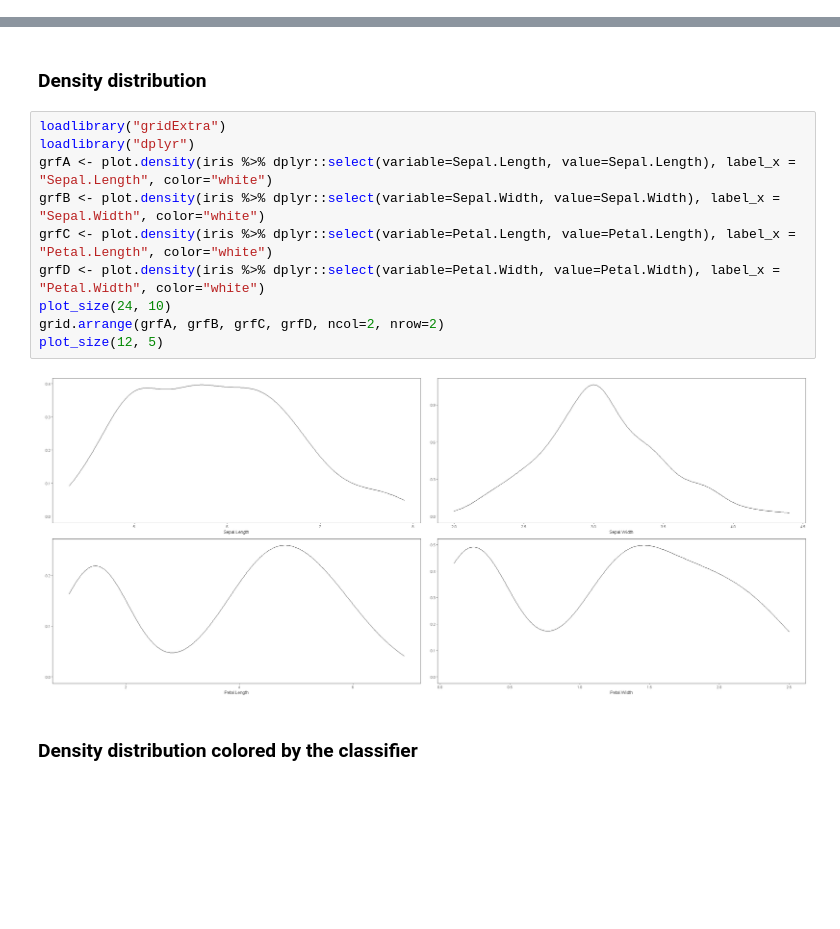
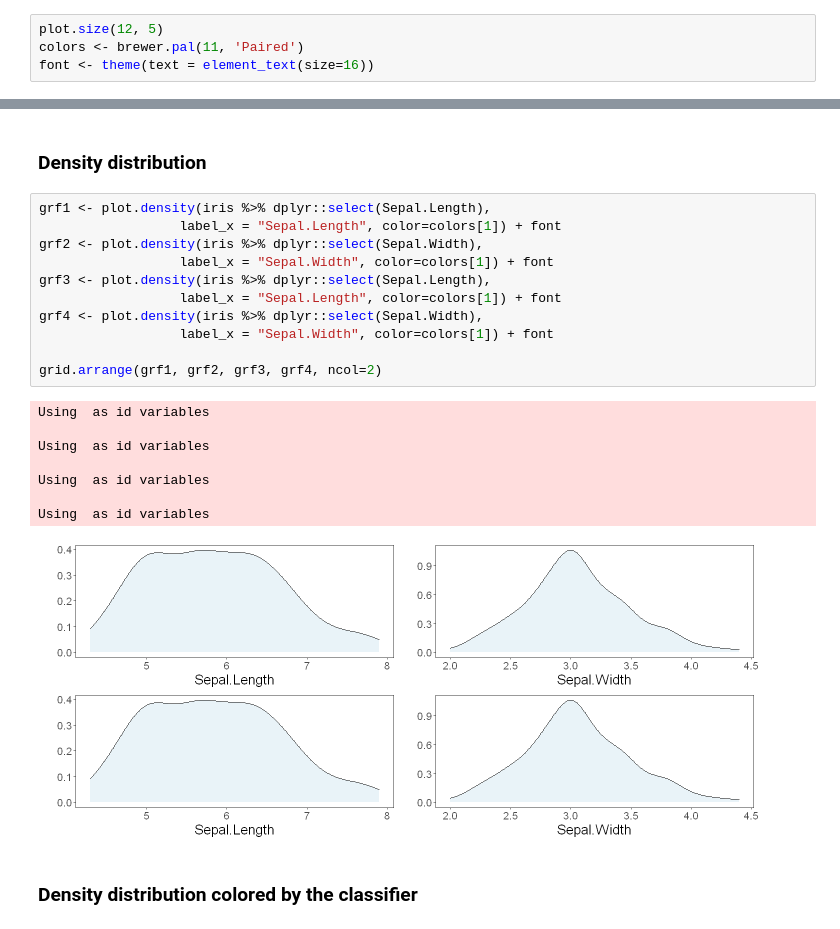
Before and after one commit to eogasawara/mylibrary, a Jupyter notebook: ExploratoryAnalysis.ipynb, the cells around one changed output, grey strips where cells are left out. Cells and saved outputs as stored; diff of their text form; blank space fills up the shorter version.

```diff
--- a/ExploratoryAnalysis.ipynb
+++ b/ExploratoryAnalysis.ipynb
@@ -6,6 +6,10 @@ A brief exploratory analysis example.
 The exploratory analysis is done using iris dataset.
 # %%
 source("https://raw.githubusercontent.com/eogasawara/mylibrary/master/myGraphic.R")
+# %%
+plot.size(12, 5)
+colors <- brewer.pal(11, 'Paired')
+font <- theme(text = element_text(size=16))
 # %% [markdown]
 ## Part 1
 # %%
@@ -89,17 +112,25 @@ plot(grfA)
 # %% [markdown]
 ### Density distribution
 # %%
-loadlibrary("gridExtra")
-loadlibrary("dplyr")
-grfA <- plot.density(iris %>% dplyr::select(variable=Sepal.Length, value=Sepal.Length), label_x = "Sepal.Length", color="white")
-grfB <- plot.density(iris %>% dplyr::select(variable=Sepal.Width, value=Sepal.Width), label_x = "Sepal.Width", color="white")
-grfC <- plot.density(iris %>% dplyr::select(variable=Petal.Length, value=Petal.Length), label_x = "Petal.Length", color="white")
-grfD <- plot.density(iris %>% dplyr::select(variable=Petal.Width, value=Petal.Width), label_x = "Petal.Width", color="white")
-plot_size(24, 10)
-grid.arrange(grfA, grfB, grfC, grfD, ncol=2, nrow=2)
-plot_size(12, 5)
+grf1 <- plot.density(iris %>% dplyr::select(Sepal.Length),
+                  label_x = "Sepal.Length", color=colors[1]) + font
+grf2 <- plot.density(iris %>% dplyr::select(Sepal.Width),
+                  label_x = "Sepal.Width", color=colors[1]) + font
+grf3 <- plot.density(iris %>% dplyr::select(Sepal.Length),
+                  label_x = "Sepal.Length", color=colors[1]) + font
+grf4 <- plot.density(iris %>% dplyr::select(Sepal.Width),
+                  label_x = "Sepal.Width", color=colors[1]) + font
+
+grid.arrange(grf1, grf2, grf3, grf4, ncol=2)
 # %% [output]
+Using  as id variables
+
+Using  as id variables
+
+Using  as id variables
+
+Using  as id variables
-[figure, old version]
+[figure, new version]
 # %% [markdown]
 ### Density distribution colored by the classifier
 # %%
```
Also changed, not shown: parts of 12 cells of this notebook, 4 other files.
